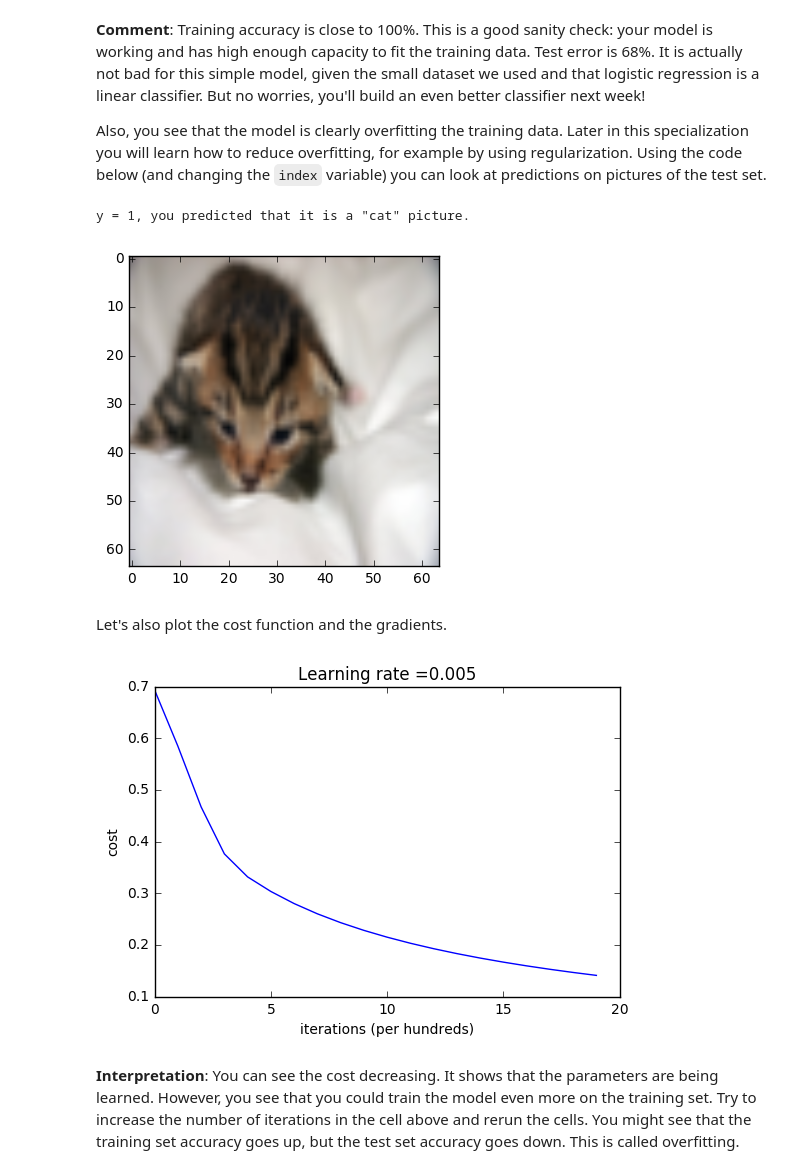
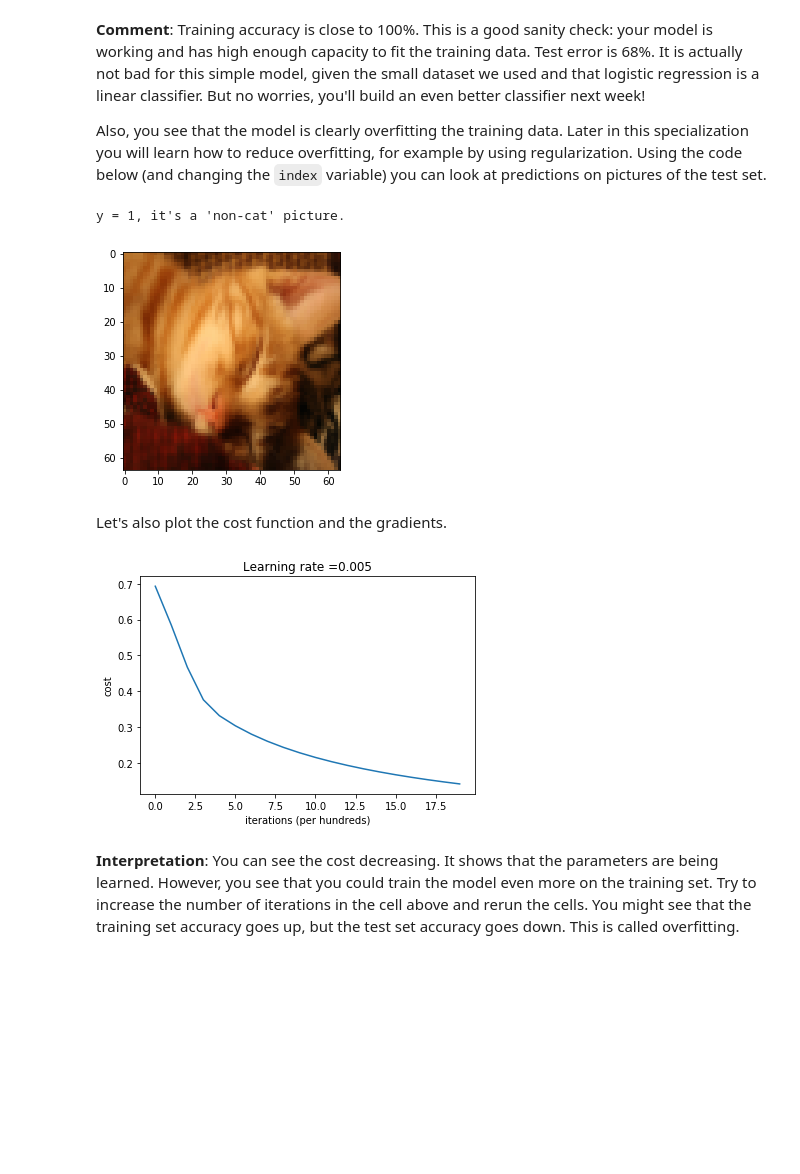
Before and after one commit to MichaelYxWang/Coursera-Deep-Learning, a Jupyter notebook: Projects/02-Logistic Regression as a Neural Network/Logistic+Regression+with+a+Neural+Network+mindset.ipynb, the cells around one changed output. Saved outputs shown, nothing was run; the diff lists cells and outputs as text; code cells hidden in the pictures; blank space fills up the shorter version.

```diff
--- a/Projects/02-Logistic Regression as a Neural Network/Logistic+Regression+with+a+Neural+Network+mindset.ipynb
+++ b/Projects/02-Logistic Regression as a Neural Network/Logistic+Regression+with+a+Neural+Network+mindset.ipynb
@@ -352,7 +352,7 @@ def propagate(w, b, X, Y):
     # FORWARD PROPAGATION (FROM X TO COST)
     ### START CODE HERE ### (≈ 2 lines of code)
     A = sigmoid(np.dot(w.T,X) + b)                                     # compute activation
-    cost = (-1/m)*np.sum((np.dot(Y,np.log(A).T) + np.dot((1 - Y),np.log(1 - A).T)))                           # compute cost
+    cost = (-1/m)*(np.dot(Y,np.log(A).T) + np.dot((1 - Y),np.log(1 - A).T))                          # compute cost
     ### END CODE HERE ###
 
     # BACKWARD PROPAGATION (TO FIND GRAD)
@@ -669,12 +669,12 @@ test accuracy: 70.0 %
 Also, you see that the model is clearly overfitting the training data. Later in this specialization you will learn how to reduce overfitting, for example by using regularization. Using the code below (and changing the `index` variable) you can look at predictions on pictures of the test set.
 # %%
 # Example of a picture that was wrongly classified.
-index = 1
+index = 18
 plt.imshow(test_set_x[:,index].reshape((num_px, num_px, 3)))
-print ("y = " + str(test_set_y[0,index]) + ", you predicted that it is a \"" + classes[d["Y_prediction_test"][0,index]].decode("utf-8") +  "\" picture.")
+print ("y = " + str(test_set_y[0, index]) + ", it's a '" + classes[int(d["Y_prediction_test"][0,index])].decode("utf-8") +  "' picture.")
 # %% [output]
-y = 1, you predicted that it is a "cat" picture.
+y = 1, it's a 'non-cat' picture.
-[figure, old version]
+[figure, new version]
 # %% [markdown]
 Let's also plot the cost function and the gradients.
 # %%
@@ -686,7 +686,7 @@ plt.xlabel('iterations (per hundreds)')
 plt.title("Learning rate =" + str(d["learning_rate"]))
 plt.show()
 # %% [output]
-[figure, old version]
+[figure, new version]
 # %% [markdown]
 **Interpretation**:
 You can see the cost decreasing. It shows that the parameters are being learned. However, you see that you could train the model even more on the training set. Try to increase the number of iterations in the cell above and rerun the cells. You might see that the training set accuracy goes up, but the test set accuracy goes down. This is called overfitting.
```
Also changed, not shown: parts of 4 cells of this notebook.
